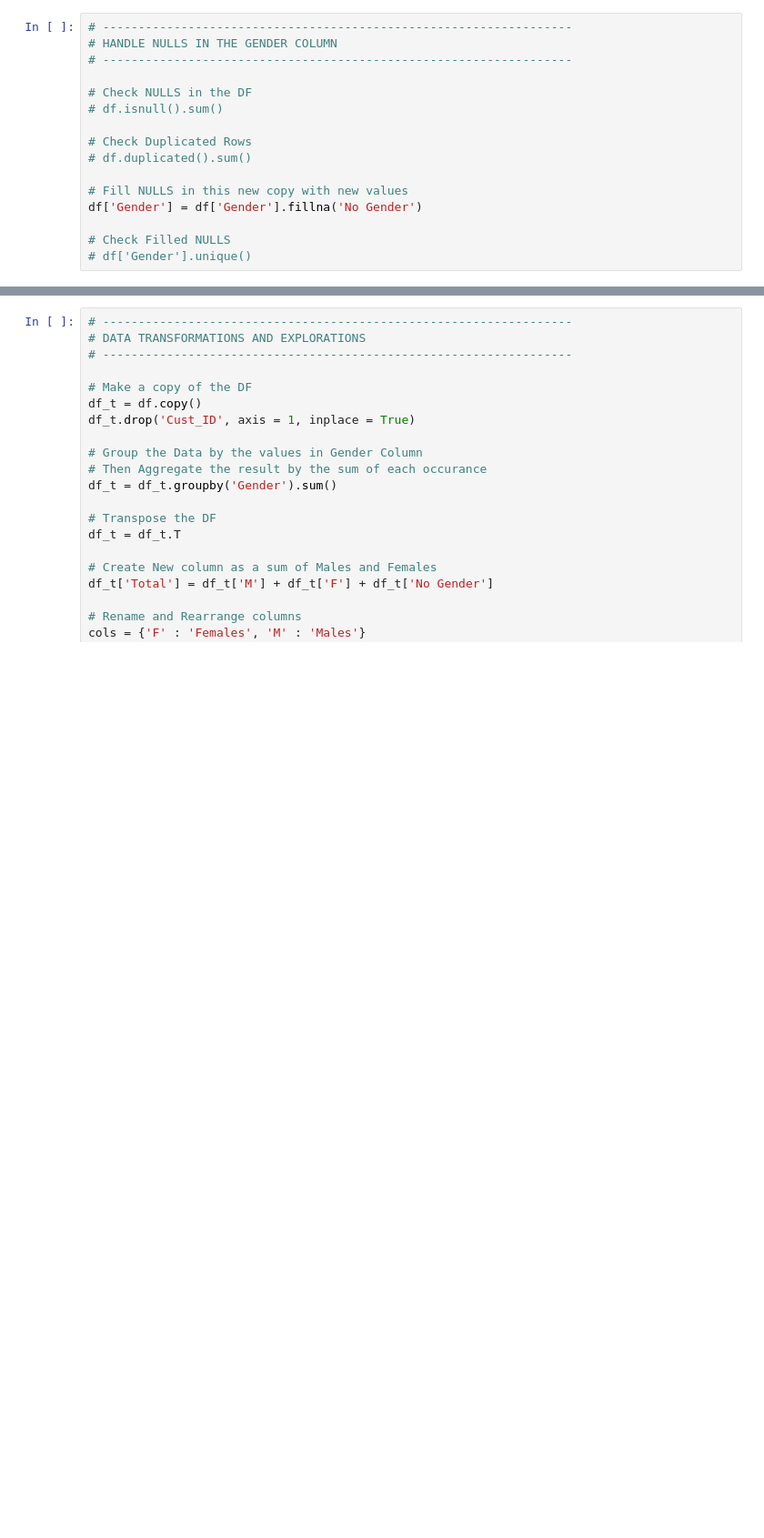
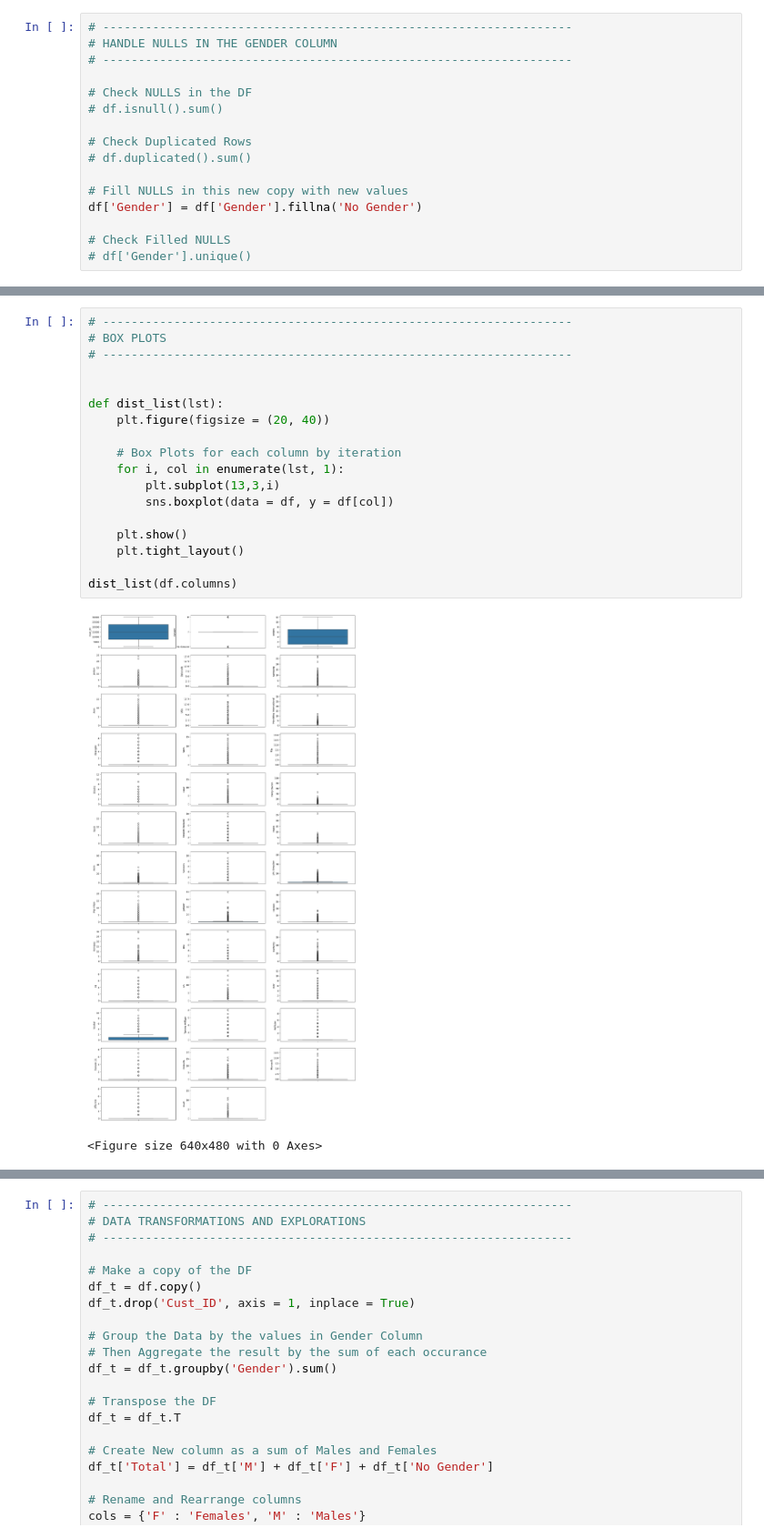
Before and after one commit to AllanMogley/12-Zidio-Projects, a Jupyter notebook: 01 - Projects/01 - Customer Segmentation/cleaner.ipynb, the cells around one changed output, grey strips where cells are left out. Shown: that part at 91% size. Cells and saved outputs as stored; diff of their text form; blank space fills up the shorter version.

```diff
--- a/01 - Projects/01 - Customer Segmentation/cleaner.ipynb
+++ b/01 - Projects/01 - Customer Segmentation/cleaner.ipynb
@@ -39 +70,22 @@ df['Gender'] = df['Gender'].fillna('No Gender')
+# %%
+# ------------------------------------------------------------------
+# BOX PLOTS
+# ------------------------------------------------------------------
+
+
+def dist_list(lst):
+    plt.figure(figsize = (20, 40))
+
+    # Box Plots for each column by iteration
+    for i, col in enumerate(lst, 1):
+        plt.subplot(13,3,i)
+        sns.boxplot(data = df, y = df[col])
+
+    plt.show()
+    plt.tight_layout()
+
+dist_list(df.columns)
+# %% [output]
+[figure, added]
+<Figure size 640x480 with 0 Axes>
 # %% [markdown]
```
Also changed, not shown: parts of 7 cells of this notebook.
